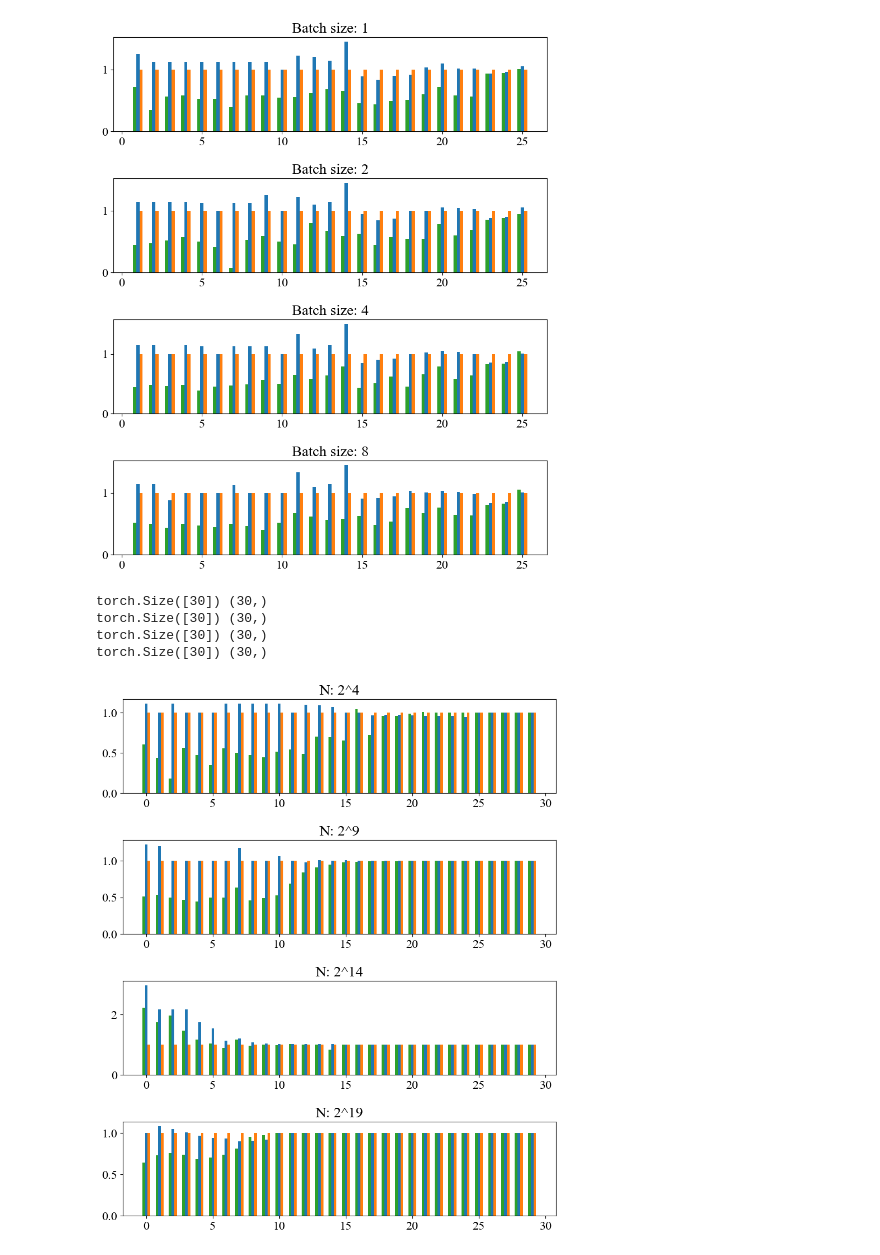
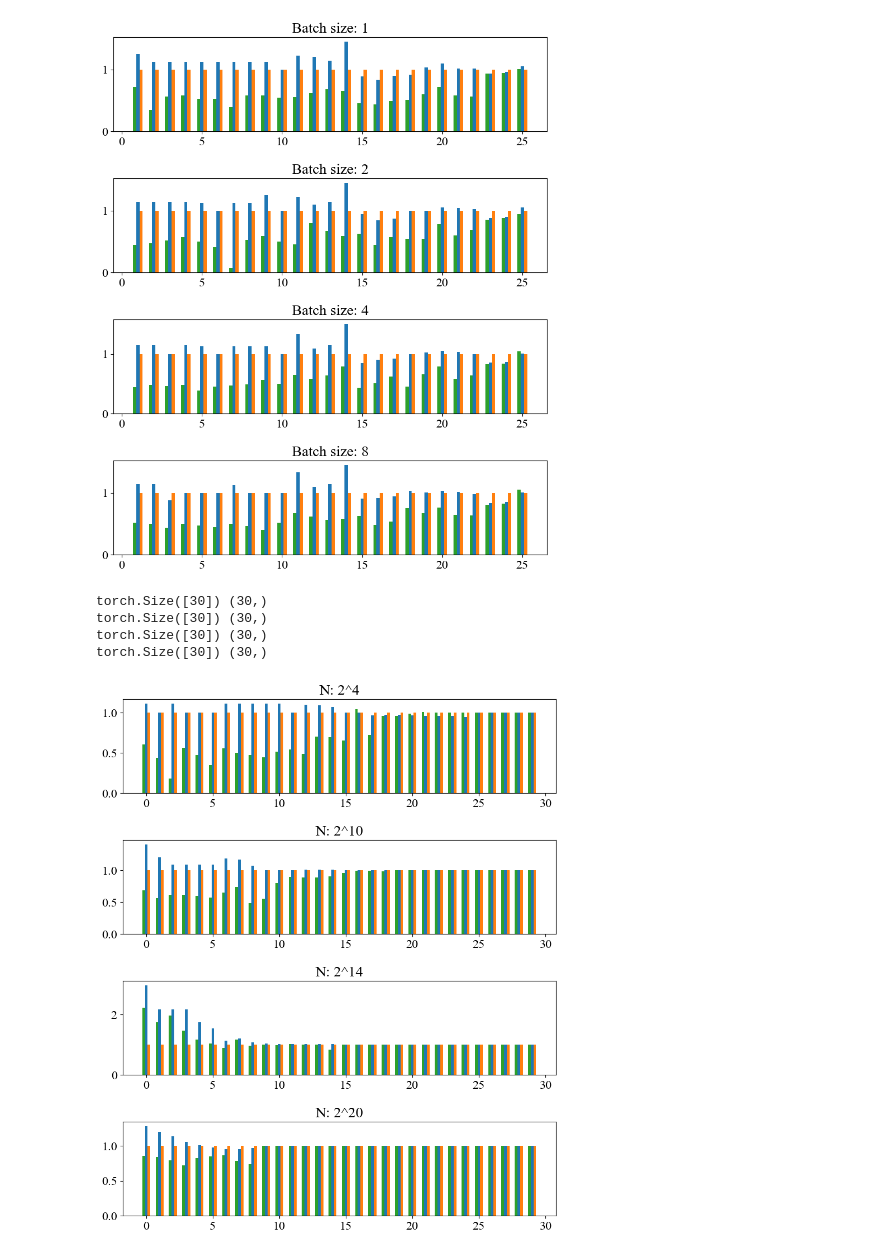
Before and after one commit to shixun404/HPCDeepNeuralNetworks, a Jupyter notebook: fig/ABFT_FFT/ppopp/scripts/plot.ipynb, the cells around one changed output. Cells and saved outputs as stored; diff of their text form; code cells hidden in the pictures.

```diff
--- a/fig/ABFT_FFT/ppopp/scripts/plot.ipynb
+++ b/fig/ABFT_FFT/ppopp/scripts/plot.ipynb
@@ -239,7 +239,7 @@ cuFFT = th.load('../data_0810/cuFFT.pt')[precision]
 TurboFFT = th.load('../data_0810/turboFFT.pt')[precision]
 vkFFT = th.load('../data_0810/vkFFT.pt')[precision]
 
-N_list = [4, 9, 14, 19]
+N_list = [4, 10, 14, 20]
 fig, ax = plt.subplots(len(N_list), 1, figsize=(10, 12))
 fig.subplots_adjust(hspace=0.5, wspace=0.03)
 color = sns.color_palette(n_colors=5)
@@ -247,31 +247,31 @@ color = sns.color_palette(n_colors=5)
 # ax.plot(cuFFT[1:,1], label='cuFFT')
 # ax.plot(TurboFFT[1:, 1] / cuFFT[1:,1]
 
 width = 0.2
 for i, N in enumerate(N_list):
     begin = 0
     end = 30
     x = np.arange(begin,end)
     select_n = N
     turboFFT_bar =  cuFFT[select_n][begin:end] / TurboFFT[select_n][begin:end]
     print(turboFFT_bar.shape, x.shape)
     ax[i].bar(x, width=width, height=turboFFT_bar, color=color[0])
     ax[i].bar(x + width, width=width, height=cuFFT[select_n][begin:end] / cuFFT[select_n][begin:end], color=color[1])
     ax[i].bar(x - width, width=width, height=cuFFT[select_n][begin:end] / vkFFT[select_n][begin:end], color=color[2])
     ax[i].set_title(f'N: 2^{select_n}')
 # turboFFT_bar = [cuFFT[i, 28 - i] / TurboFFT[i, 28 - i] for i in range(1, x_end)]
 # cuFFT_bar = [cuFFT[i, 28 - i] / cuFFT[i, 28 - i] for i in range(1, x_end)]
 # vkfft_bar = [cuFFT[i, 28 - i] / vkFFT[0][i, 28 - i] for i in range(1, x_end)]
 # select_bs =
 # turboFFT_bar = [cuFFT[i, 28 - i] / TurboFFT[i, 28 - i] for i in range(1, x_end)]
 # cuFFT_bar = [cuFFT[i, 28 - i] / cuFFT[i, 28 - i] for i in range(1, x_end)]
 # vkfft_bar = [cuFFT[i, 28 - i] / vkFFT[i, 28 - i] for i in range(1, x_end)]
 # ax[1].bar(x, width=width, height=turboFFT_bar, color=color[0])
 # ax[1].bar(x + width, width=width, height=cuFFT_bar, color=color[1])
 # ax[1].bar(x - width, width=width, height=vkfft_bar, color=color[2])
 # %% [output]
 torch.Size([30]) (30,)
 torch.Size([30]) (30,)
 torch.Size([30]) (30,)
 torch.Size([30]) (30,)
-[figure, old version]
+[figure, new version]
```
Also changed, not shown: parts of 4 cells of this notebook.
